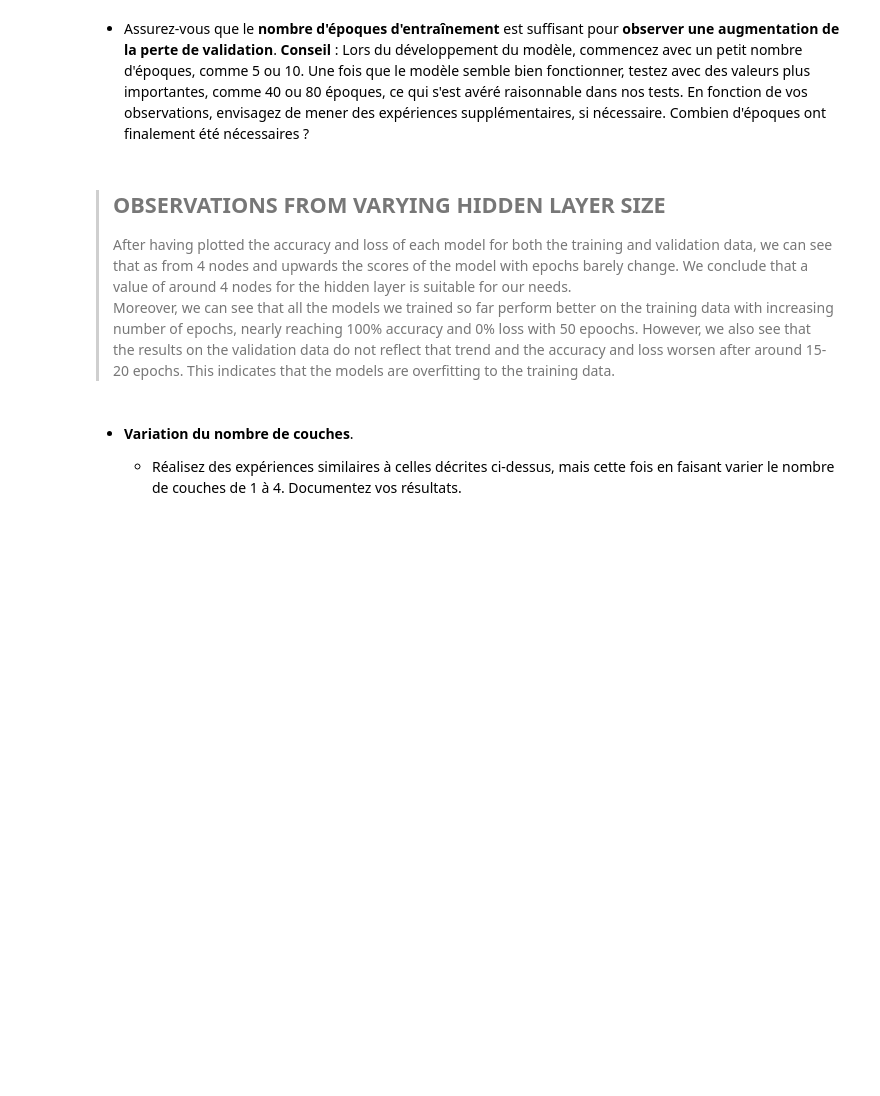
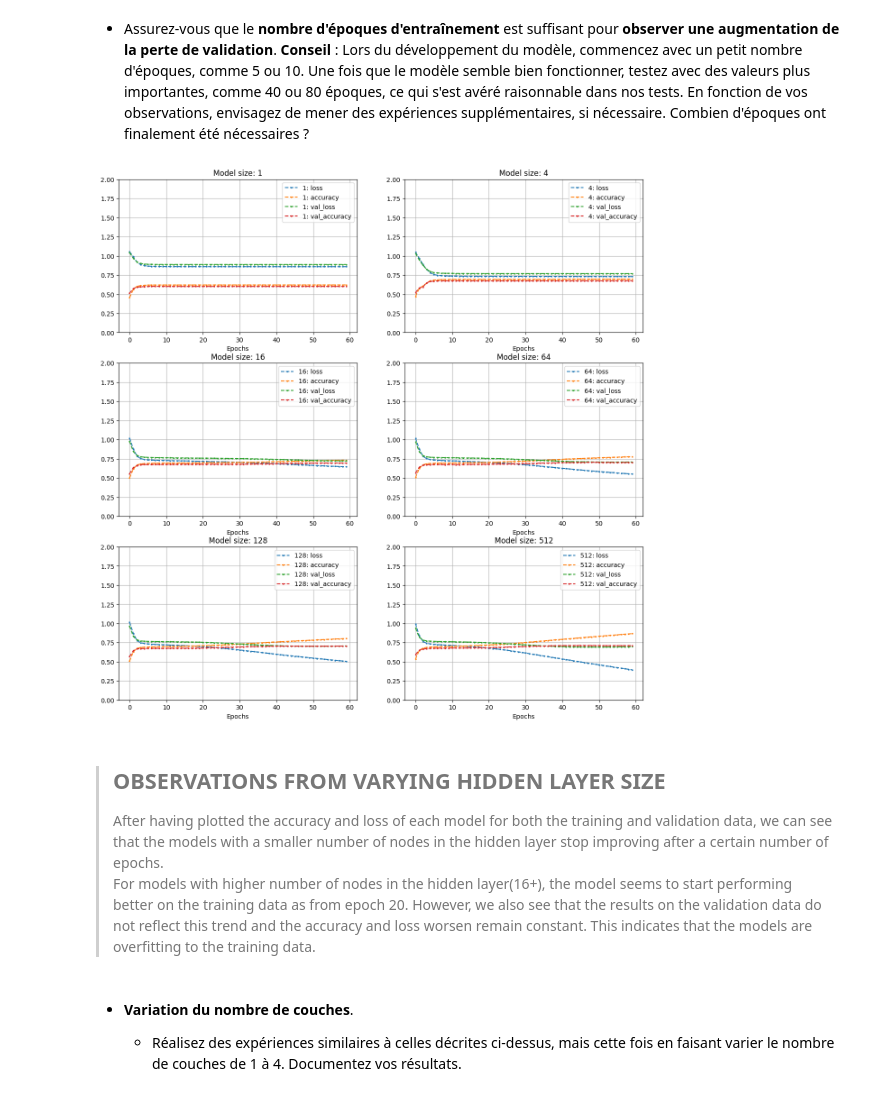
Before and after one commit to K-nCh-n/LearningML, a Jupyter notebook: Devoir3/csi4506-a24-d3-gabarit.ipynb, the cells around one changed output. Saved outputs shown, nothing was run; the diff lists cells and outputs as text; code cells hidden in the pictures; blank space fills up the shorter version.

```diff
--- a/Devoir3/csi4506-a24-d3-gabarit.ipynb
+++ b/Devoir3/csi4506-a24-d3-gabarit.ipynb
@@ -355,18 +593,2 @@ plt.show()
-# %%
-plt.figure(figsize=(15,15))
-scores = ["loss", "accuracy", "val_loss", "val_accuracy"]
-model_sizes = [1, 4, 128, 512]
-colors = ["b", "g", "r", "c"]
-linestyles = ["-", "--", "-.", ":"]
-for i, score in enumerate(scores):
-    plt.ylim(0, 2)
-    plt.grid(True)
-    for j, model_size in enumerate(model_sizes):
-        plt.plot(histories[model_size].history[score], label=f"{model_size}: {score}", color=colors[j], linestyle=linestyles[i])
-        plt.xlabel("Epochs")
-        plt.ylabel(score)
-        plt.title(f"{score}")
-    plt.legend(loc="best")
-plt.show()
 # %% [markdown]
 - Assurez-vous que le **nombre d'époques d'entraînement** est suffisant pour **observer une augmentation de la perte de validation**. **Conseil** : Lors du développement du modèle, commencez avec un petit nombre d'époques, comme 5 ou 10. Une fois que le modèle semble bien fonctionner, testez avec des valeurs plus importantes, comme 40 ou 80 époques, ce qui s'est avéré raisonnable dans nos tests. En fonction de vos observations, envisagez de mener des expériences supplémentaires, si nécessaire. Combien d'époques ont finalement été nécessaires ?
@@ -375,8 +595,26 @@ plt.show()
+# %%
+# Code cell
+plt.figure(figsize=(15,15))
+scores = ["loss", "accuracy", "val_loss", "val_accuracy"]
+model_sizes = [1, 4, 16, 64, 128, 512]
+
+for i, model_size in enumerate(model_sizes):
+    plt.subplot(3,2,i+1)
+    plt.ylim(0, 2)
+    plt.grid(True)
+    for j, score in enumerate(scores):
+        plt.plot(histories[model_size].history[score], label=f"{model_size}: {score}", marker=".", linestyle="--", markersize=3)
+        plt.xlabel("Epochs")
+        plt.title(f"Model size: {model_size}")
+    plt.legend(loc="best")
+plt.show()
+# %% [output]
+[figure, added]
 # %% [markdown]
 > ## OBSERVATIONS FROM VARYING HIDDEN LAYER SIZE
 >
-> After having plotted the accuracy and loss of each model for both the training and validation data, we can see that as from 4 nodes and upwards the scores of the model with epochs barely change. We conclude that a value of around 4 nodes for the hidden layer is suitable for our needs.
-> Moreover, we can see that all the models we trained so far perform better on the training data with increasing number of epochs, nearly reaching 100% accuracy and 0% loss with 50 epoochs. However, we also see that the results on the validation data do not reflect that trend and the accuracy and loss worsen after around 15-20 epochs. This indicates that the models are overfitting to the training data.
+> After having plotted the accuracy and loss of each model for both the training and validation data, we can see that the models with a smaller number of nodes in the hidden layer stop improving after a certain number of epochs.
+> For models with higher number of nodes in the hidden layer(16+), the model seems to start performing better on the training data as from epoch 20. However, we also see that the results on the validation data do not reflect this trend and the accuracy and loss worsen remain constant. This indicates that the models are overfitting to the training data.
 # %% [markdown]
 - **Variation du nombre de couches**.
 
```
Also changed, not shown: parts of 42 cells of this notebook.
